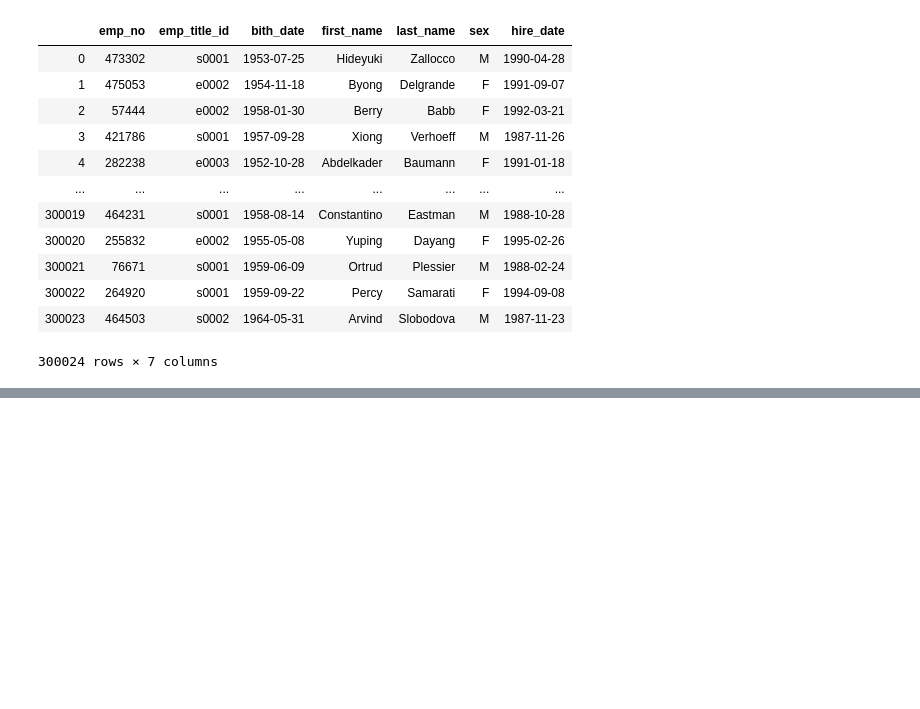
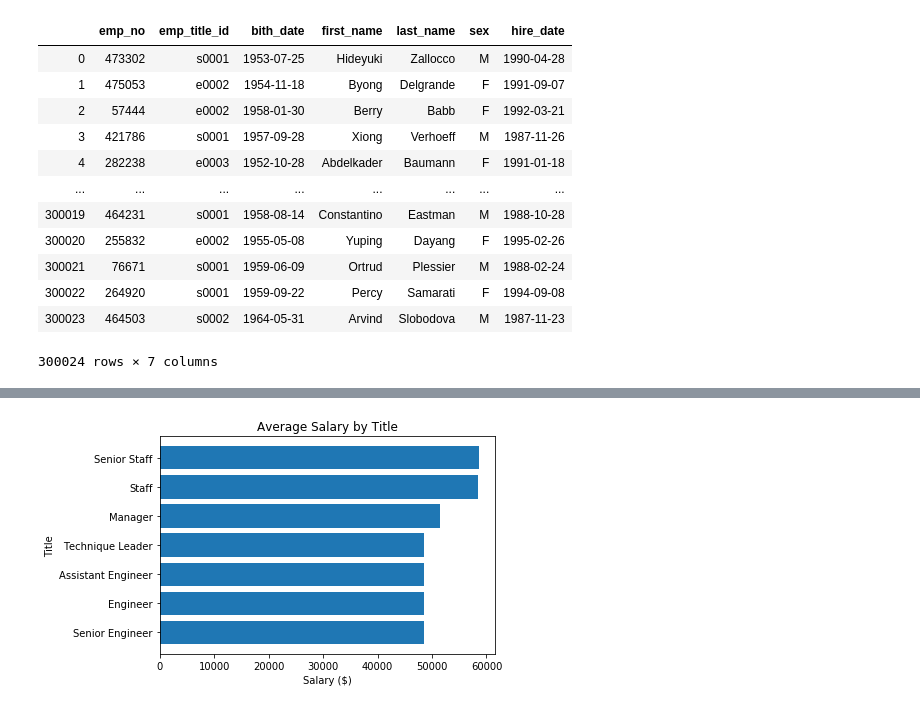
Before and after one commit to tnguyen0306/sql-Employee-Database, a Jupyter notebook: EmployeeSQL/bonus.ipynb, the cells around one changed output, grey strips where cells are left out. Cells and saved outputs as stored; diff of their text form; code cells hidden in the pictures; blank space fills up the shorter version.

```diff
--- a/EmployeeSQL/bonus.ipynb
+++ b/EmployeeSQL/bonus.ipynb
@@ -56,3 +56,7 @@ employees
 | 300022 | 264920 | s0001 | 1959-09-22 | Percy | Samarati | F | 1994-09-08 |
 | 300023 | 464503 | s0002 | 1964-05-31 | Arvind | Slobodova | M | 1987-11-23 |
 300024 rows × 7 columns
+# %%
+# Read "titles" table into pandas dataframe
+titles = pd.read_sql("SELECT * FROM titles", connection)
+titles
@@ -58,0 +72,5 @@ employees
+# %%
+# Merge 3 tables (salaries, employees and title) to get salary by title
+emp_salary_df = employees.merge(salaries, on="emp_no")
+merge_df = emp_salary_df.merge(titles, left_on="emp_title_id", right_on="title_id")
+merge_df
@@ -58,0 +91,6 @@ employees
+# %%
+#Find the avevarge salary for each titles
+avg_df = merge_df.groupby("title").mean()
+avg_df = avg_df.reset_index()
+sort_df = avg_df.sort_values(by="salary")
+sort_df
@@ -58,0 +106,9 @@ employees
+# %%
+#Create a bar chart of average salary by title
+plt.barh(sort_df["title"], sort_df["salary"])
+plt.title("Average Salary by Title")
+plt.xlabel("Salary ($)")
+plt.ylabel("Title")
+plt.show()
+# %% [output]
+[figure, added]
```
Also changed, not shown: parts of 3 cells of this notebook.
